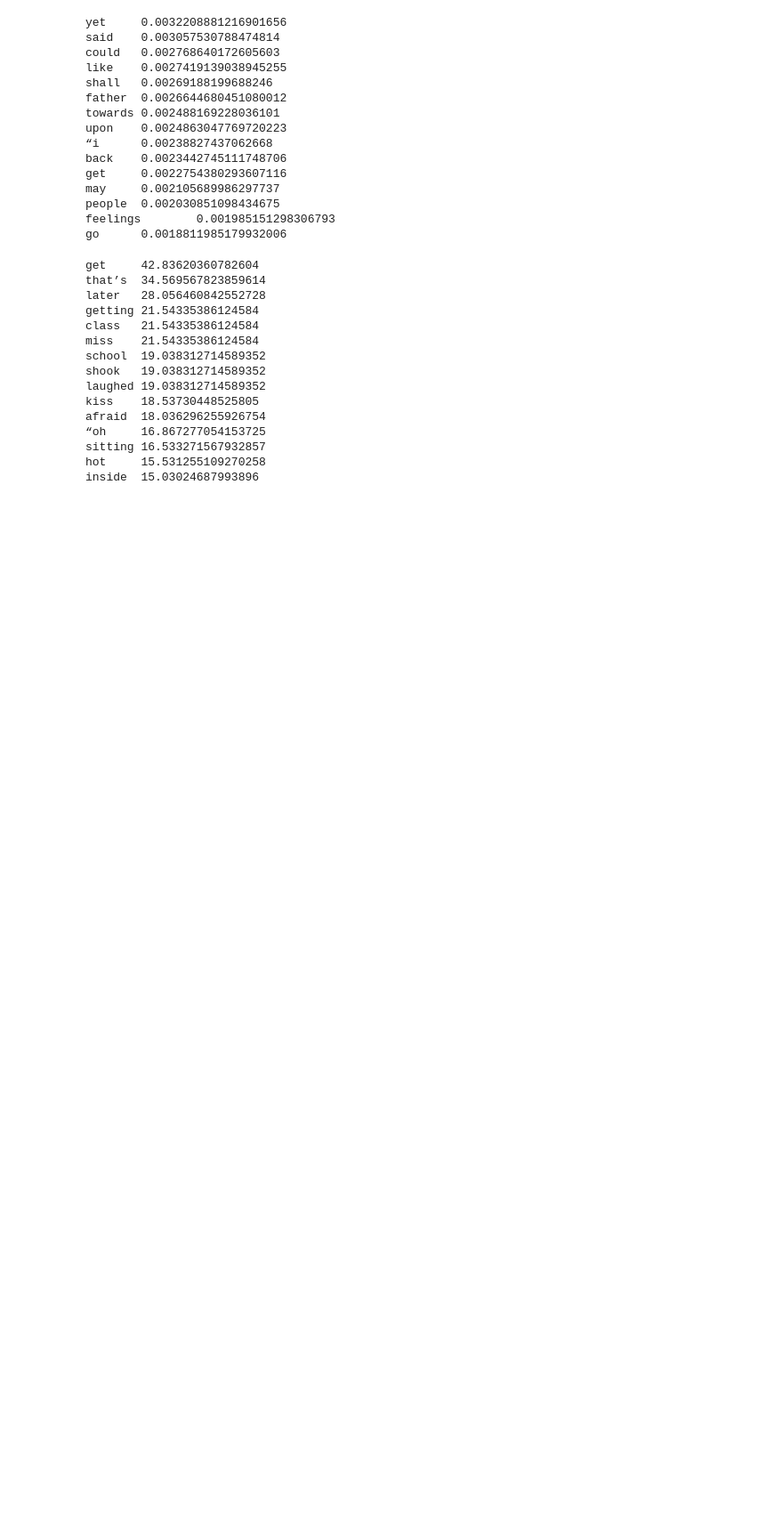
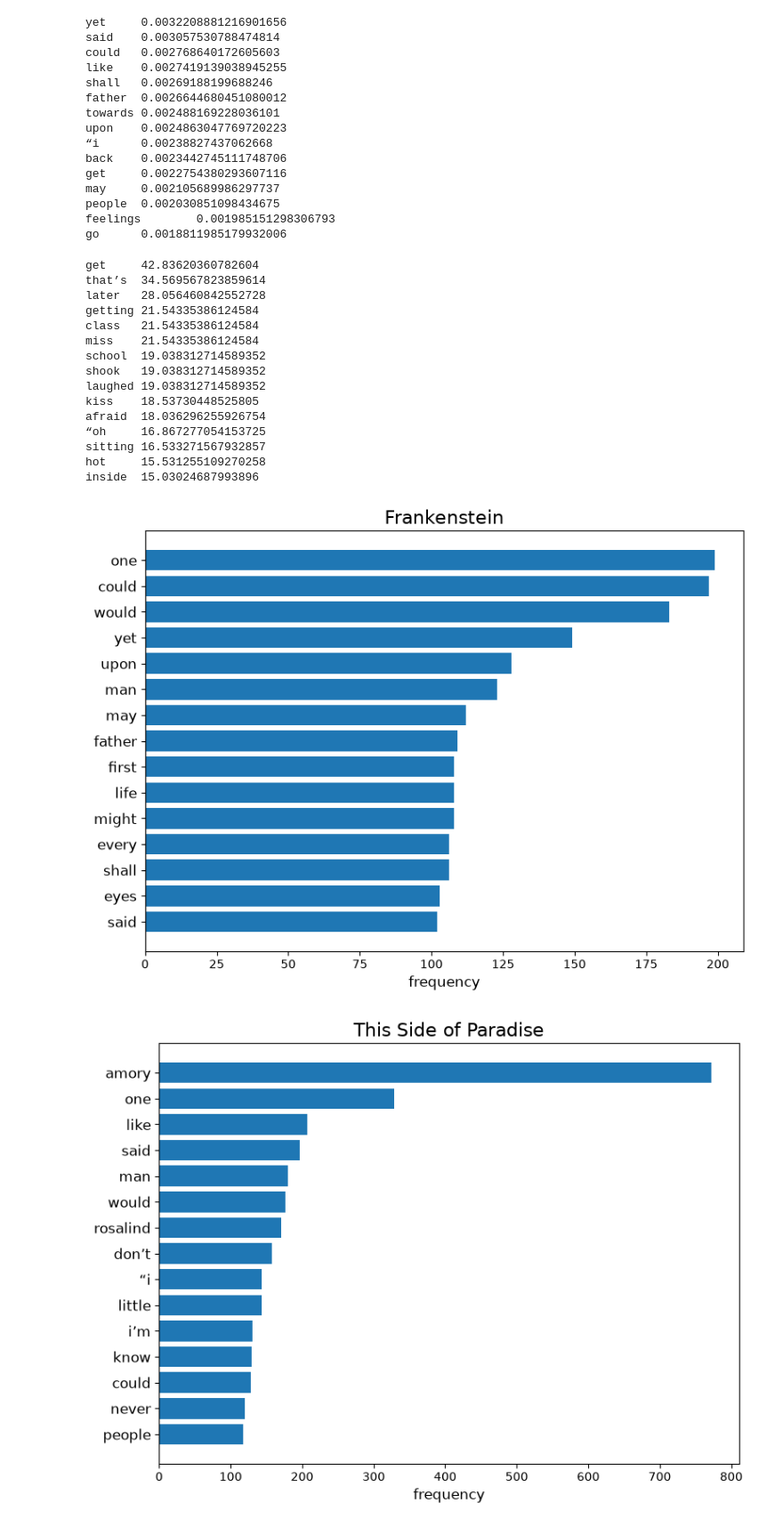
Before and after one commit to perryshu/MiniProject1, a Jupyter notebook: MiniProject1.ipynb, the cells around one changed output. Shown at 89% size. Drawn from its saved outputs; the diff is of its cells as text; code cells hidden in the pictures; blank space fills up the shorter version.

Commit message:
created charts

```diff
--- a/MiniProject1.ipynb
+++ b/MiniProject1.ipynb
@@ -401,3 +401,37 @@ afraid  18.036296255926754
 sitting 16.533271567932857
 hot     15.531255109270258
 inside  15.03024687993896
+# %%
+import matplotlib.pyplot as plt
+
+def plot_bar (data, title, xlabel='frequency'):
+    ml = min (len (data), 15)
+    top = data [0:ml] [::-1]
+    labels = [ x [0] for x in top ]
+    values = [ x [1] for x in top ]
+
+    f = plt .figure (figsize=(8, 6))
+    ax = f .add_subplot (111)
+    ax .barh (range (len (top)), values, align='center')
+    ax .set_yticks (range (len (top)))
+    ax .set_yticklabels (labels, fontsize=12)
+    ax .set_xlabel (xlabel, fontsize=12)
+    ax .set_title (title, fontsize=16)
+    plt .tight_layout ()
+    plt .show ()
+
+wf_frank_sorted = sorted (wf_frank .items (), key = operator .itemgetter (1), reverse=True)
+wf_paradise_sorted = sorted (wf_paradise .items (), key = operator .itemgetter (1), reverse=True)
+wf_gatsby_sorted = sorted (wf_gatsby .items (), key = operator .itemgetter (1), reverse=True)
+
+plot_bar (wf_frank_sorted, 'Frankenstein')
+plot_bar (wf_paradise_sorted, 'This Side of Paradise')
+plot_bar (wf_gatsby_sorted, 'The Great Gatsby')
+
+
+plot_bar (ds, 'Paradise vs Gatsby differences', 'abs diff in normalized frequency')
+plot_bar (da, 'Fitzgerald vs Shelley differences ', 'abs diff in normalized frequency')
+plot_bar (pf, 'Words Fitzgerald prefers over Shelley', 'ratio (Fitzgerald / Shelley)')
+# %% [output]
+[figure, added]
+[figure, added]
```
Also changed, not shown: parts of 3 cells of this notebook.
